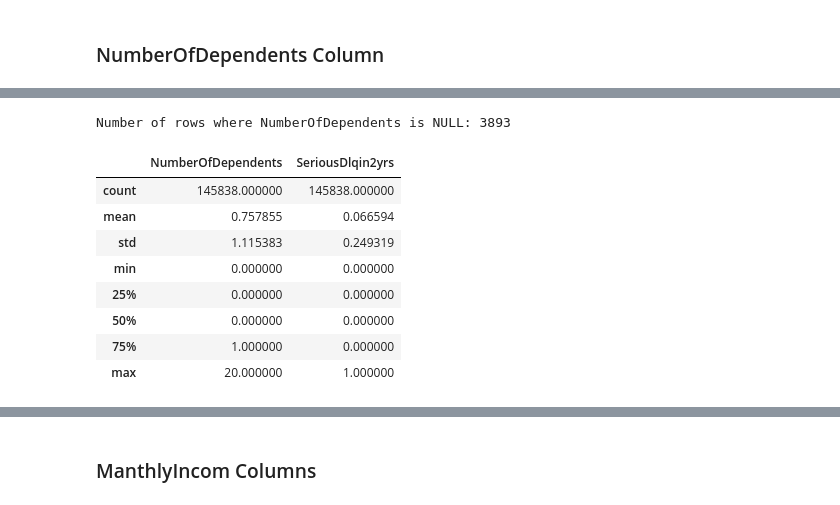
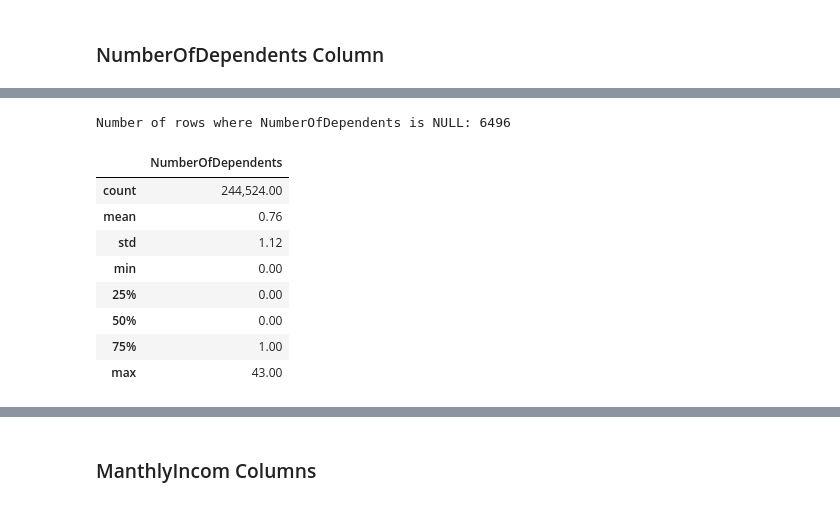
Before and after one commit to Saba-a11/Kaggle_Credit_Score, a Jupyter notebook: CreditModel.ipynb, the cells around one changed output, grey strips where cells are left out. Cells and saved outputs as stored; diff of their text form; code cells hidden in the pictures.

```diff
--- a/CreditModel.ipynb
+++ b/CreditModel.ipynb
@@ -844,3 +891,9 @@ sns.displot(df_train["NumberOfOpenCreditLinesAndLoans"])
+# %%
+combined_data['NumberOfOpenCreditLinesAndLoans: 0'] = np.where((combined_data['NumberOfOpenCreditLinesAndLoans'] == 0), 1, 0)
+combined_data['NumberOfOpenCreditLinesAndLoans: 1'] = np.where((combined_data['NumberOfOpenCreditLinesAndLoans'] == 1), 1, 0)
+combined_data['NumberOfOpenCreditLinesAndLoans: 2 - 4'] = np.where((combined_data['NumberOfOpenCreditLinesAndLoans'] >= 2) & (combined_data['NumberOfOpenCreditLinesAndLoans'] <= 4), 1, 0)
+combined_data['NumberOfOpenCreditLinesAndLoans: 5 - 14'] = np.where((combined_data['NumberOfOpenCreditLinesAndLoans'] >= 5) & (combined_data['NumberOfOpenCreditLinesAndLoans'] <= 14), 1, 0)
+combined_data['NumberOfOpenCreditLinesAndLoans: > 14'] = np.where((combined_data['NumberOfOpenCreditLinesAndLoans'] > 14), 1, 0)
 # %% [markdown]
 ### `umberRealEstateLoansOrLines` Column
 # %%
@@ -880,3 +963,8 @@ df_train.loc[df_train["NumberRealEstateLoansOrLines"] > 10, ["NumberRealEstateLo
+# %%
+combined_data['NumberRealEstateLoansOrLines: 0'] = np.where((combined_data['NumberRealEstateLoansOrLines'] == 0), 1, 0)
+combined_data['NumberRealEstateLoansOrLines: 1 - 2'] = np.where((combined_data['NumberRealEstateLoansOrLines'] >= 1) & (combined_data['NumberRealEstateLoansOrLines'] <= 2), 1, 0)
+combined_data['NumberRealEstateLoansOrLines: 3 - 8'] = np.where((combined_data['NumberRealEstateLoansOrLines'] >= 3) & (combined_data['NumberRealEstateLoansOrLines'] <= 8), 1, 0)
+combined_data['NumberRealEstateLoansOrLines: > 8'] = np.where((combined_data['NumberRealEstateLoansOrLines'] > 8), 1, 0)
 # %% [markdown]
 ### NumberOfDependents Column
 # %%
@@ -893,19 +981,19 @@ max          20.000000
 Name: NumberOfDependents, dtype: float64
 # %%
-null_income_rows = df_train['NumberOfDependents'].isnull().sum()
+null_income_rows = combined_data['NumberOfDependents'].isnull().sum()
 
 print("Number of rows where NumberOfDependents is NULL:", null_income_rows)
 # %% [output]
-Number of rows where NumberOfDependents is NULL: 3893
+Number of rows where NumberOfDependents is NULL: 6496
 # %%
-df_train.loc[~(df_train['NumberOfDependents'].isnull()), ["NumberOfDependents", "SeriousDlqin2yrs"]].describe()
+combined_data.loc[~(combined_data['NumberOfDependents'].isnull()), ["NumberOfDependents"]].describe()
 # %% [output]
-|  | NumberOfDependents | SeriousDlqin2yrs |
-| count | 145838.000000 | 145838.000000 |
-| mean | 0.757855 | 0.066594 |
-| std | 1.115383 | 0.249319 |
-| min | 0.000000 | 0.000000 |
-| 25% | 0.000000 | 0.000000 |
-| 50% | 0.000000 | 0.000000 |
-| 75% | 1.000000 | 0.000000 |
-| max | 20.000000 | 1.000000 |
+|  | NumberOfDependents |
+| count | 244,524.00 |
+| mean | 0.76 |
+| std | 1.12 |
+| min | 0.00 |
+| 25% | 0.00 |
+| 50% | 0.00 |
+| 75% | 1.00 |
+| max | 43.00 |
```
Also changed, not shown: parts of 14 cells of this notebook.
